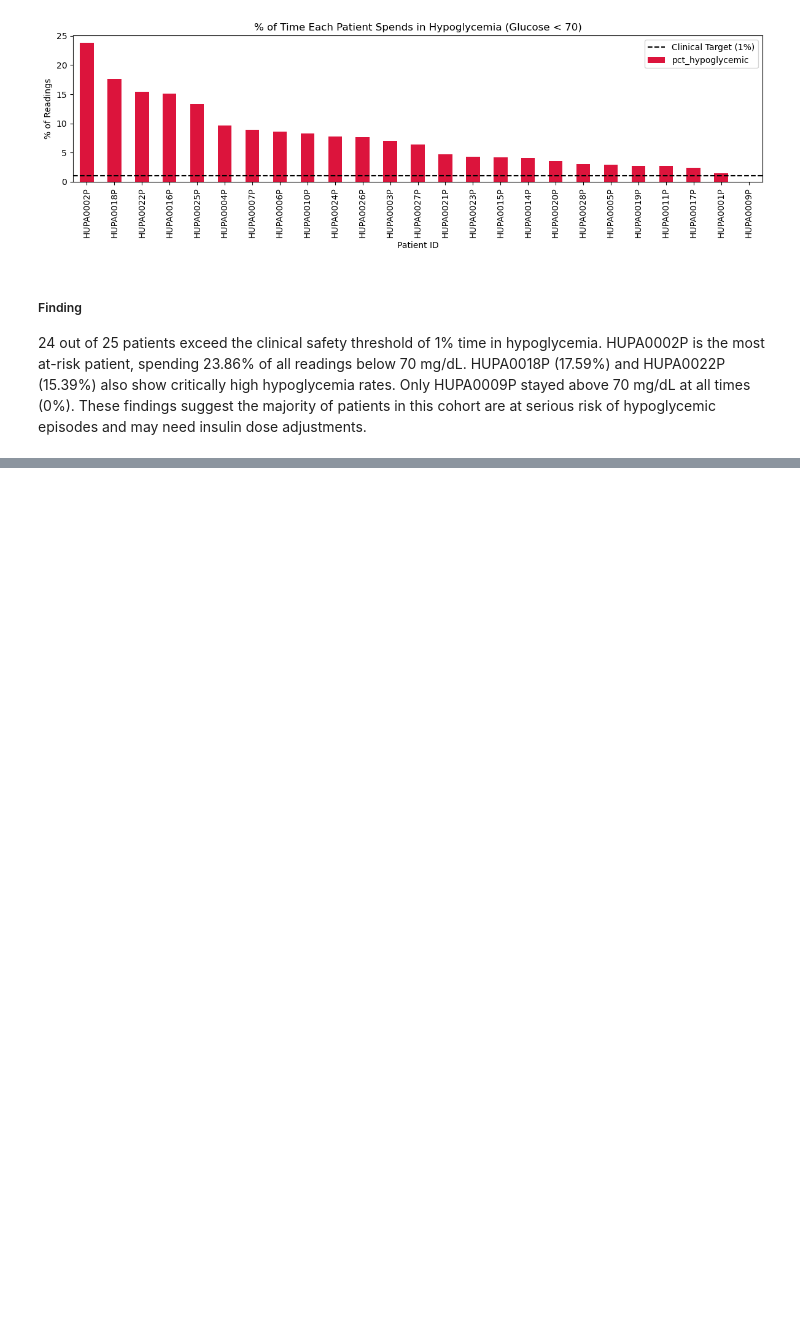
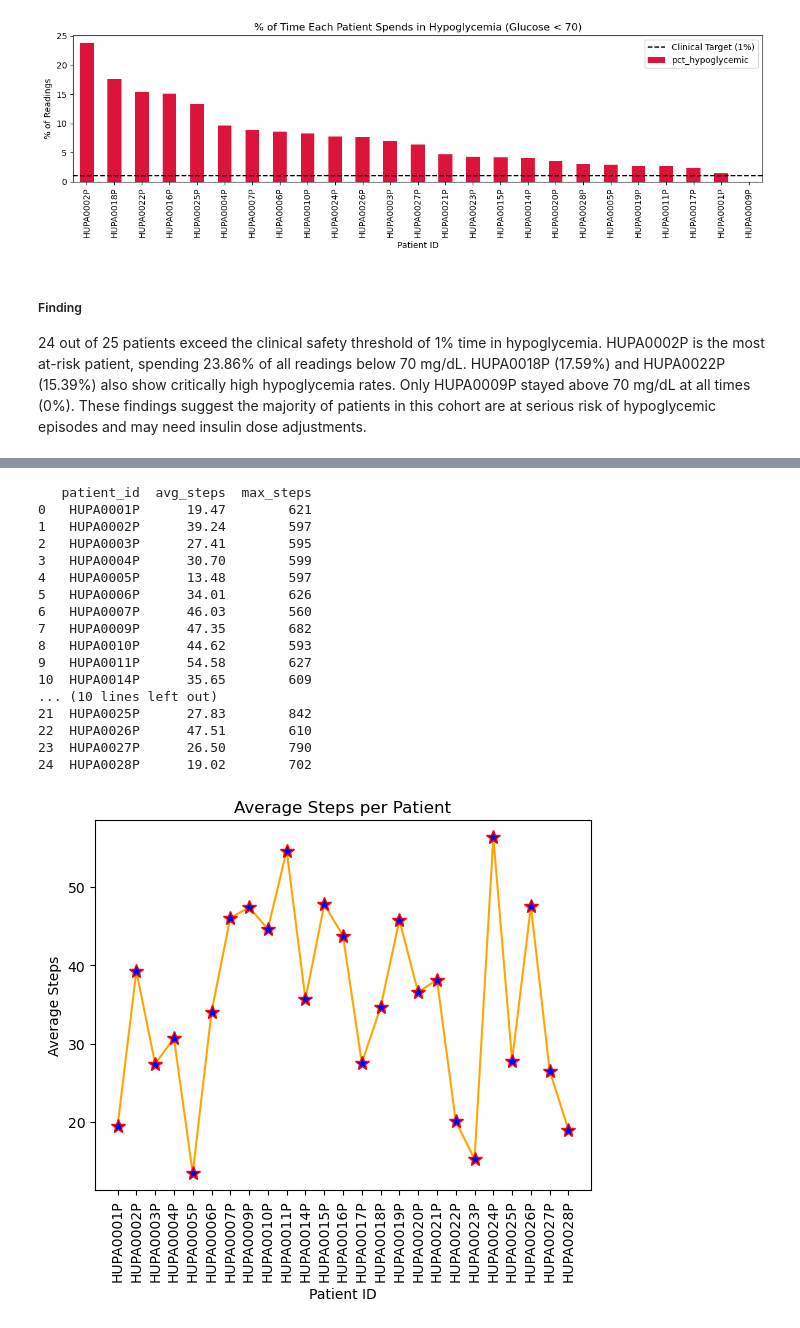
Before and after one commit to PoojaBELURE1724/Team6_DataDynamos_Python-Hackathon_MAY-2026, a Jupyter notebook: Team6_DataDynamos_category2.DescriptiveAnalysis.ipynb, the cells around one changed output, grey strips where cells are left out. Saved outputs shown, nothing was run; the diff lists cells and outputs as text; code cells hidden in the pictures; blank space fills up the shorter version.

```diff
--- a/Team6_DataDynamos_category2.DescriptiveAnalysis.ipynb
+++ b/Team6_DataDynamos_category2.DescriptiveAnalysis.ipynb
@@ -227,0 +232,50 @@ adjustments.
+# %%
+import numpy as np
+import pandas as pd
+import matplotlib.pyplot as plt
+
+# Reading file
+df = pd.read_excel("Team6_DataDynamos_Python-Hackathon_MAY2026_V2.xlsx")
+
+# Counting steps per patient
+avg_steps_per_patient = df.groupby('patient_id')['steps'].mean().reset_index(name='steps')
+max_steps_per_patient = df.groupby('patient_id')['steps'].max().reset_index(name='steps')
+
+# Show all patients
+steps_summary = pd.DataFrame({
+    'patient_id': avg_steps_per_patient['patient_id'],
+    'avg_steps': avg_steps_per_patient['steps'].round(2),
+    'max_steps': max_steps_per_patient['steps'].round(2)
+})
+print(steps_summary)
+
+# Visualization
+# Line plot
+x = steps_summary['patient_id']
+y = steps_summary['avg_steps']
+
+plt.plot(x, y, marker= '*',color='orange', ms =10, mec='r', mfc= 'b')
+plt.title('Average Steps per Patient')
+plt.xlabel('Patient ID')
+plt.ylabel('Average Steps')
+plt.xticks(rotation=90)
+plt.show()
+# %% [output]
+   patient_id  avg_steps  max_steps
+0   HUPA0001P      19.47        621
+1   HUPA0002P      39.24        597
+2   HUPA0003P      27.41        595
+3   HUPA0004P      30.70        599
+4   HUPA0005P      13.48        597
+5   HUPA0006P      34.01        626
+6   HUPA0007P      46.03        560
+7   HUPA0009P      47.35        682
+8   HUPA0010P      44.62        593
+9   HUPA0011P      54.58        627
+10  HUPA0014P      35.65        609
+... (10 lines left out)
+21  HUPA0025P      27.83        842
+22  HUPA0026P      47.51        610
+23  HUPA0027P      26.50        790
+24  HUPA0028P      19.02        702
+[figure, added]
```
Also changed, not shown: parts of 2 cells of this notebook.
